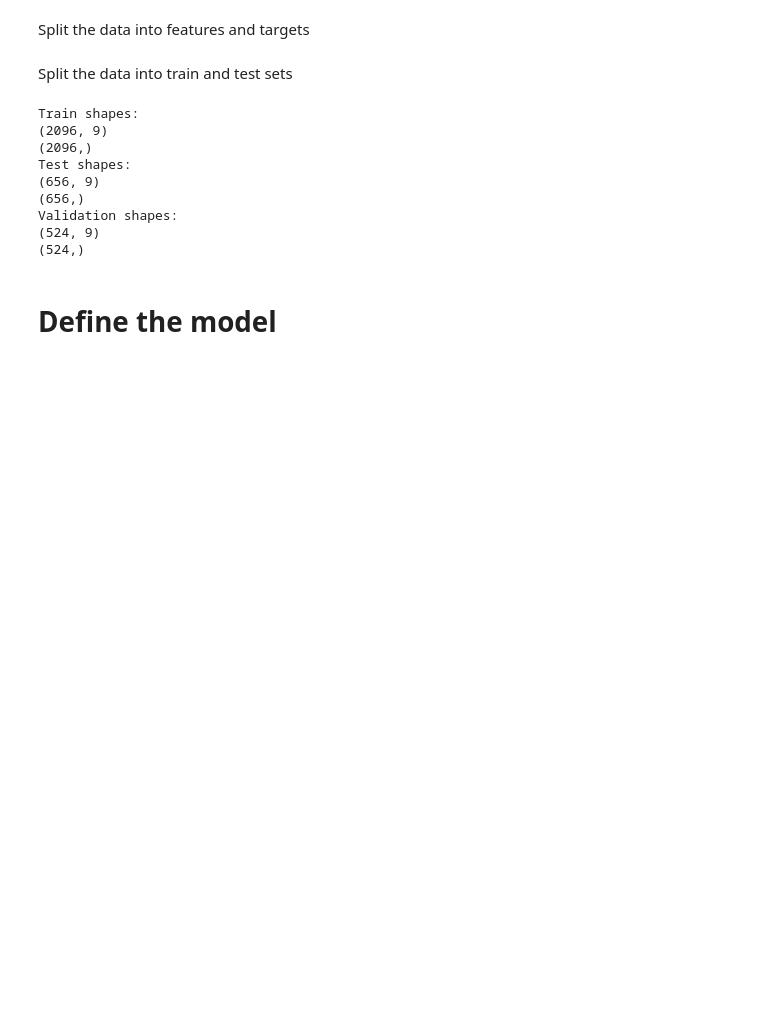
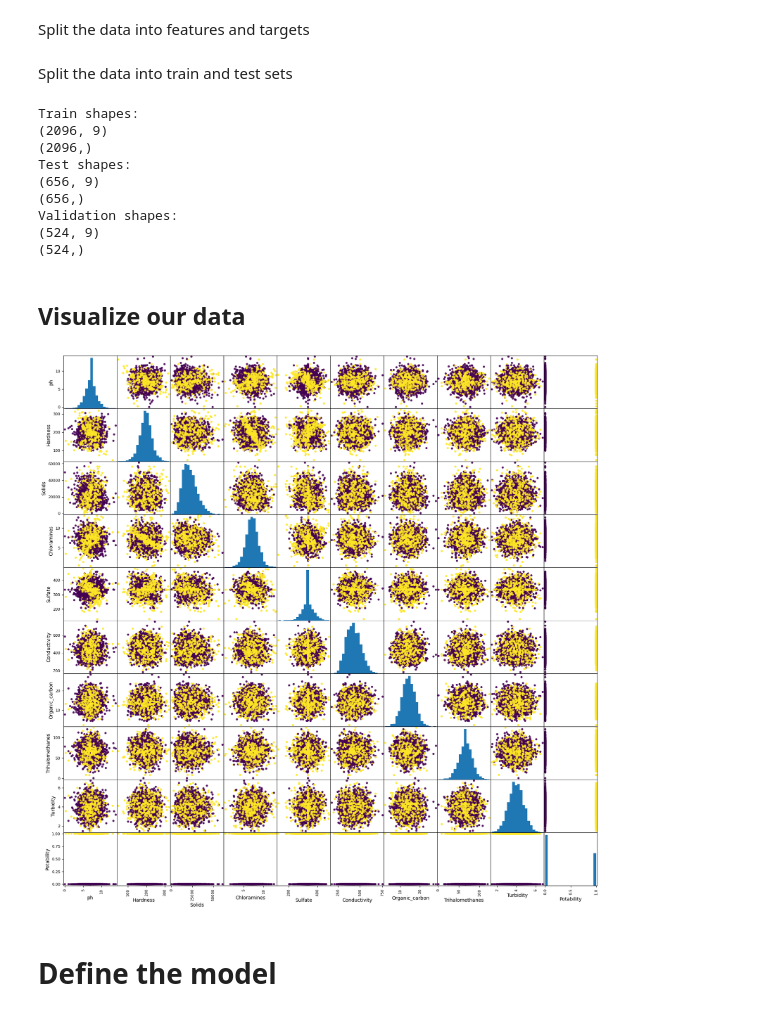
Before and after one commit to ZigaLarissa/water_quality_model, a Jupyter notebook: Regularization_Exercise_.ipynb, the cells around one changed output. Cells and saved outputs as stored; diff of their text form; code cells hidden in the pictures; blank space fills up the shorter version.

```diff
--- a/Regularization_Exercise_.ipynb
+++ b/Regularization_Exercise_.ipynb
@@ -75,6 +75,15 @@ Test shapes:
 Validation shapes:
 (524, 9)
 (524,)
+# %% [markdown]
+## Visualize our data
+# %%
+# data visualization
+# scatter plot
+
+grr = pd.plotting.scatter_matrix(df, c=y, figsize=(20,20), marker = 'o', hist_kwds={'bins': 20}, s=20, alpha=.9)
+# %% [output]
+[figure, added]
 # %% [markdown]
 # Define the model
 # %%
```
Also changed, not shown: parts of 5 cells of this notebook.
